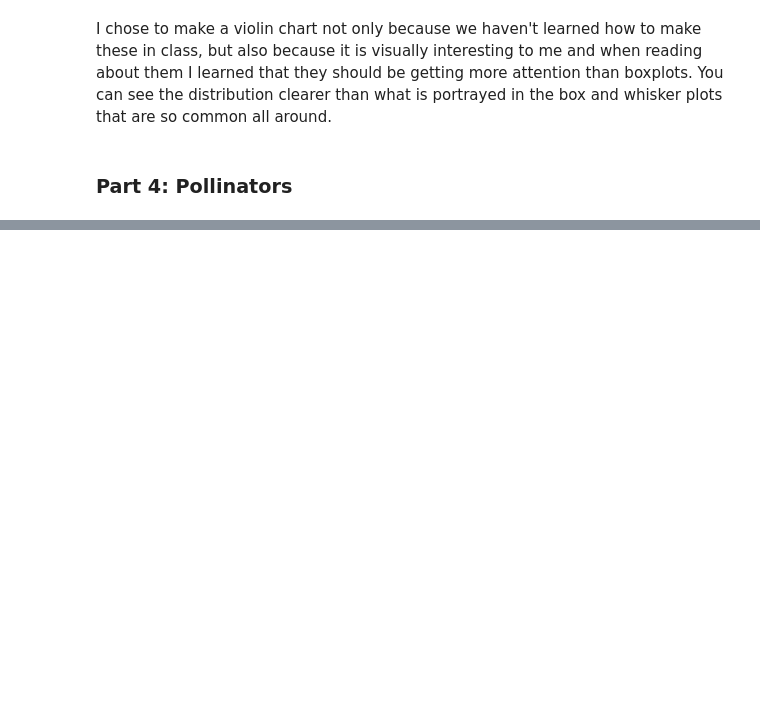
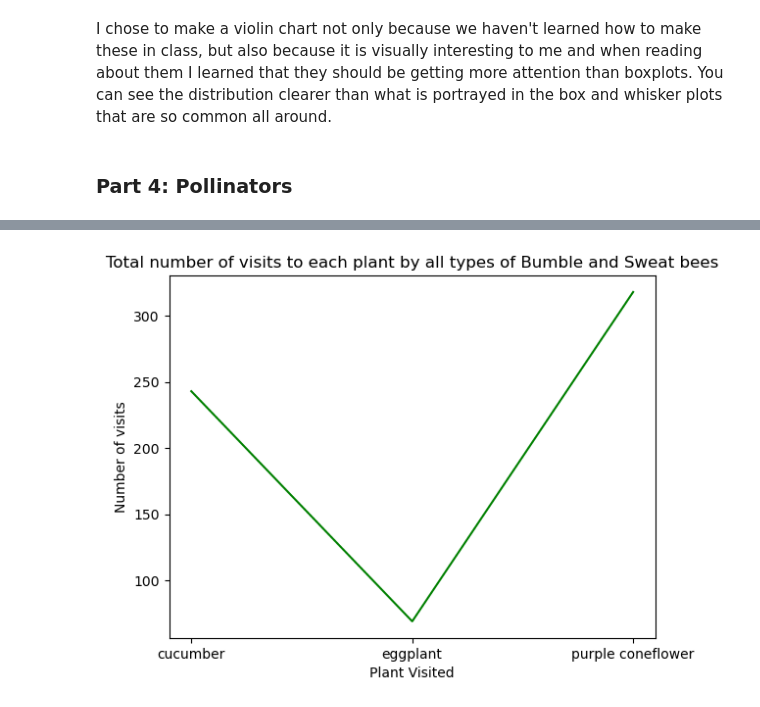
Before and after one commit to codyho22/DS4200, a Jupyter notebook: hw 3b/hw3b.ipynb, the cells around one changed output, grey strips where cells are left out. Saved outputs shown, nothing was run; the diff lists cells and outputs as text; code cells hidden in the pictures; blank space fills up the shorter version.

```diff
--- a/hw 3b/hw3b.ipynb
+++ b/hw 3b/hw3b.ipynb
@@ -163,0 +189,9 @@ visits to purple coneflower: Quantitative
+# %%
+#make line chart
+plt.plot(x,y, color='green')
+plt.xlabel('Plant Visited')
+plt.ylabel('Number of visits')
+plt.title('Total number of visits to each plant by all types of Bumble and Sweat bees')
+plt.show()
+# %% [output]
+[figure, added]
```
Also changed, not shown: parts of 12 cells of this notebook.
